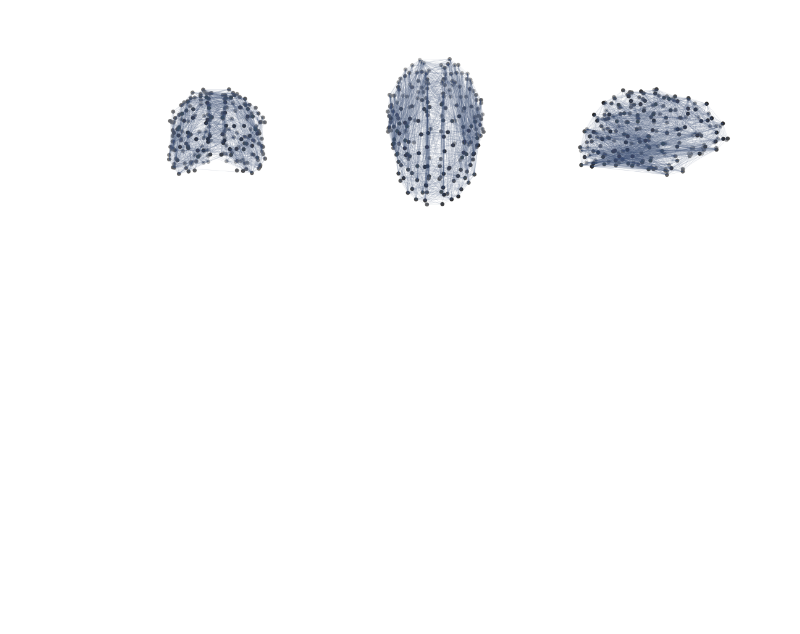
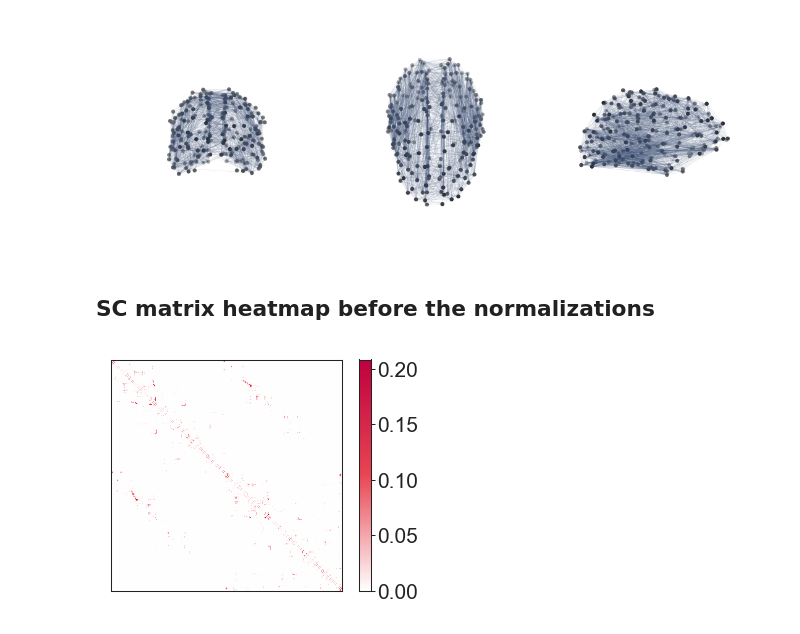
Before and after one commit to yavuzssvr19/INTERSHIP-PROJECT, a Jupyter notebook: Analaysis of Models.ipynb, the cells around one changed output. Drawn from its saved outputs; the diff is of its cells as text; code cells hidden in the pictures; blank space fills up the shorter version.

```diff
--- a/Analaysis of Models.ipynb
+++ b/Analaysis of Models.ipynb
@@ -47,7 +47,7 @@ LauConsensus
     [4]: Labels and Modules
 # %%
 res_parcellation = 2 # This is a multiresolution connectome.
-connectivity = data["LauConsensus"]["Matrices"][res_parcellation][0]
+sc_connectivity = data["LauConsensus"]["Matrices"][res_parcellation][0]
 fc = data["LauConsensus"]["Matrices"][res_parcellation][2]
 fiber_lengths = data["LauConsensus"]["Matrices"][res_parcellation][1]
 coordinates = data["LauConsensus"]["Matrices"][res_parcellation][3]
@@ -129,3 +129,19 @@ fig.tight_layout(pad=0.1)
 # plt.savefig(f"results/structural_brain_network.png", dpi=600, bbox_inches="tight")
 # %% [output]
 [figure]
+# %% [markdown]
+## SC matrix heatmap before the normalizations
+# %%
+plt.figure(figsize=(3, 2), dpi=150)
+sns.heatmap(
+    sc_connectivity,
+    square=True,
+    center=0,
+    cmap=diverge_from_white,
+    linewidths=0.0,
+    yticklabels=False,
+    xticklabels=False,
+)
+sns.despine(top=False, right=False, left=False, bottom=False)
+# %% [output]
+[figure, added]
```
Also changed, not shown: parts of 36 cells of this notebook, 9 other files.
